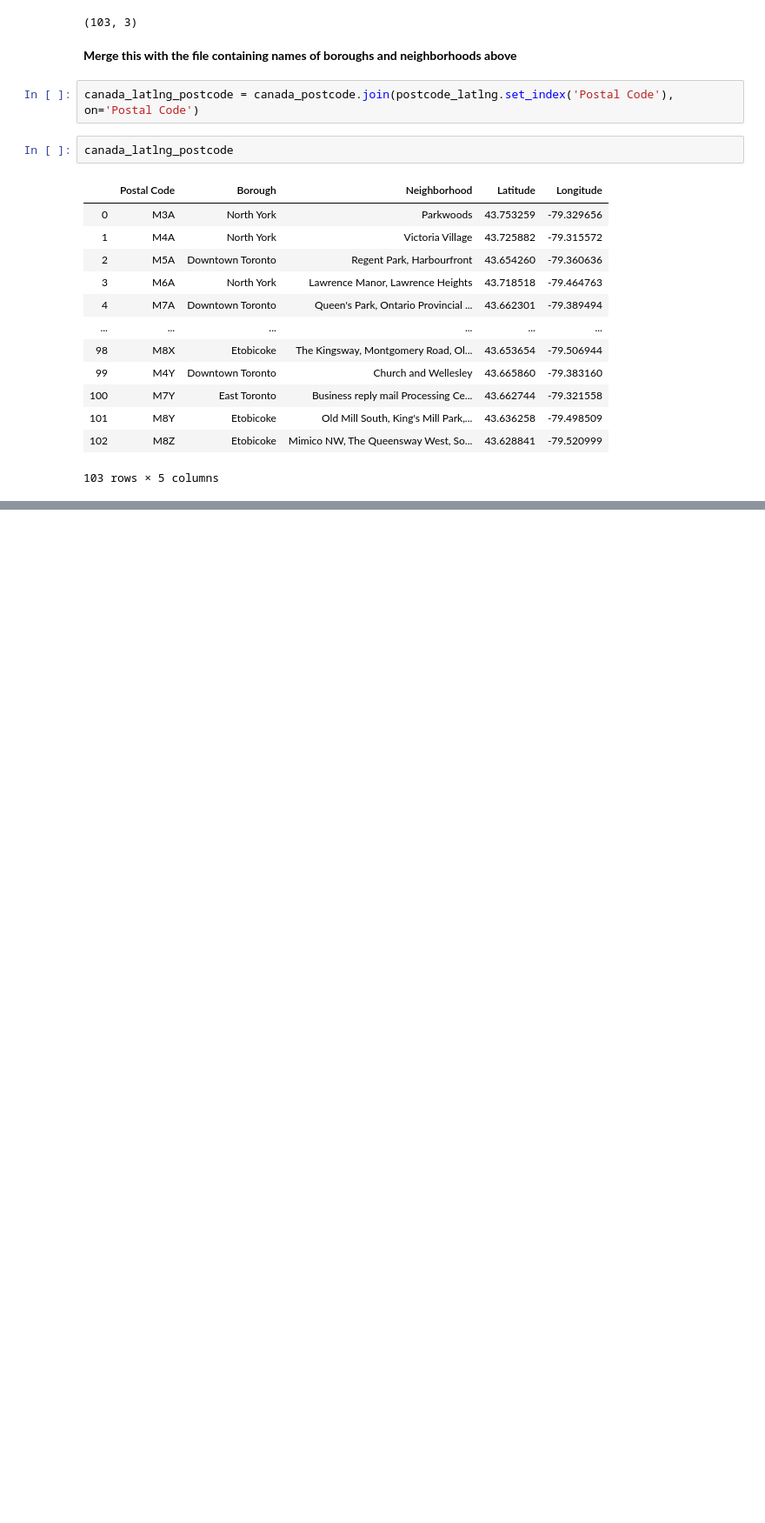
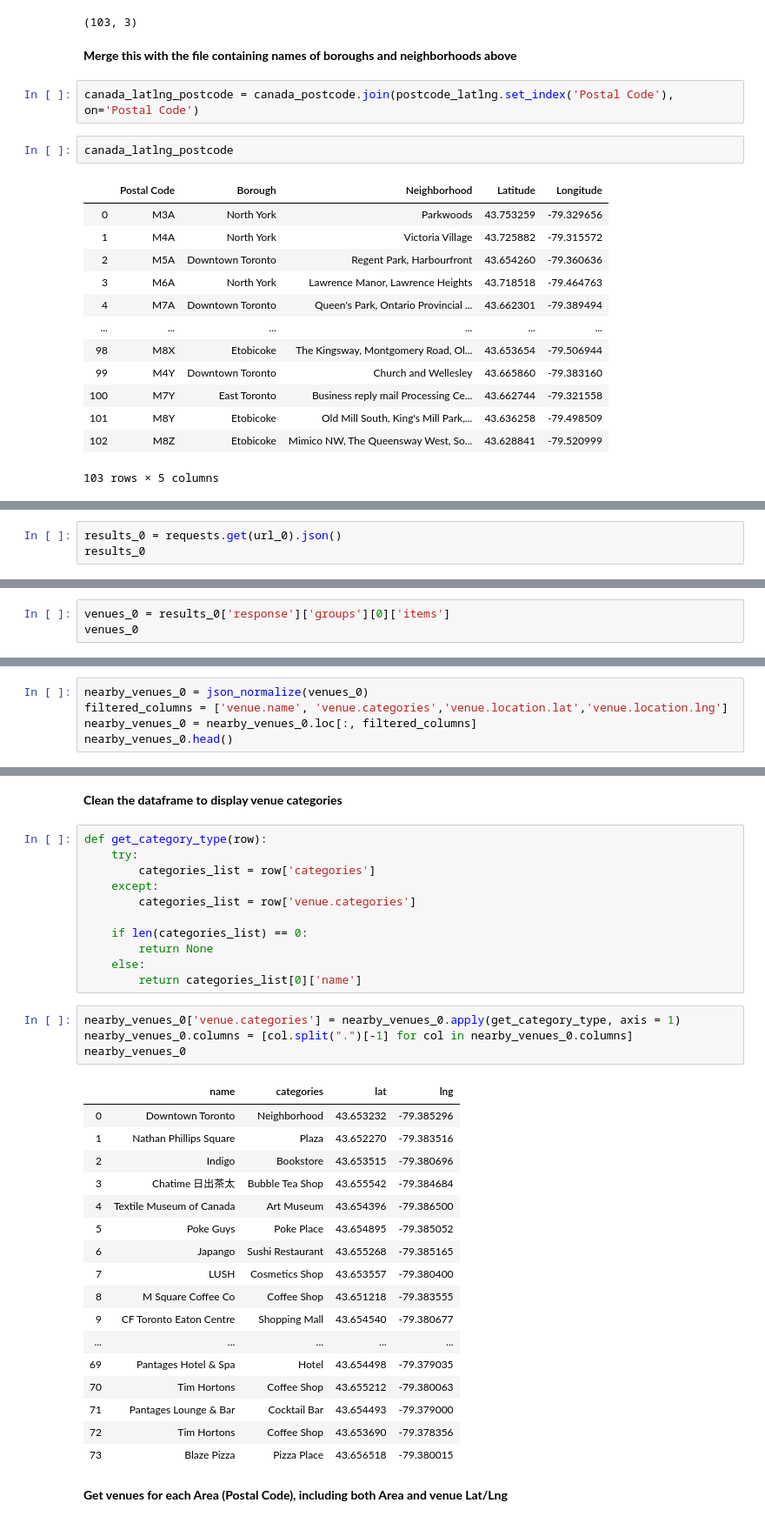
Before and after one commit to khoipham152/Capstone_Project_IBM_2020, a Jupyter notebook: Neighborhoods in Toronto.ipynb, the cells around one changed output, grey strips where cells are left out. Shown at 87% size. Cells and saved outputs as stored; diff of their text form; blank space fills up the shorter version.

```diff
--- a/Neighborhoods in Toronto.ipynb
+++ b/Neighborhoods in Toronto.ipynb
@@ -111,0 +227,3 @@ canada_latlng_postcode
+# %%
+results_0 = requests.get(url_0).json()
+results_0
@@ -111,0 +248,3 @@ canada_latlng_postcode
+# %%
+venues_0 = results_0['response']['groups'][0]['items']
+venues_0
@@ -111,0 +271,5 @@ canada_latlng_postcode
+# %%
+nearby_venues_0 = json_normalize(venues_0)
+filtered_columns = ['venue.name', 'venue.categories','venue.location.lat','venue.location.lng']
+nearby_venues_0 = nearby_venues_0.loc[:, filtered_columns]
+nearby_venues_0.head()
@@ -111,0 +283,37 @@ canada_latlng_postcode
+# %% [markdown]
+**Clean the dataframe to display venue categories**
+# %%
+def get_category_type(row):
+    try:
+        categories_list = row['categories']
+    except:
+        categories_list = row['venue.categories']
+
+    if len(categories_list) == 0:
+        return None
+    else:
+        return categories_list[0]['name']
+# %%
+nearby_venues_0['venue.categories'] = nearby_venues_0.apply(get_category_type, axis = 1)
+nearby_venues_0.columns = [col.split(".")[-1] for col in nearby_venues_0.columns]
+nearby_venues_0
+# %% [output]
+|  | name | categories | lat | lng |
+| 0 | Downtown Toronto | Neighborhood | 43.653232 | -79.385296 |
+| 1 | Nathan Phillips Square | Plaza | 43.652270 | -79.383516 |
+| 2 | Indigo | Bookstore | 43.653515 | -79.380696 |
+| 3 | Chatime 日出茶太 | Bubble Tea Shop | 43.655542 | -79.384684 |
+| 4 | Textile Museum of Canada | Art Museum | 43.654396 | -79.386500 |
+| 5 | Poke Guys | Poke Place | 43.654895 | -79.385052 |
+| 6 | Japango | Sushi Restaurant | 43.655268 | -79.385165 |
+| 7 | LUSH | Cosmetics Shop | 43.653557 | -79.380400 |
+| 8 | M Square Coffee Co | Coffee Shop | 43.651218 | -79.383555 |
+| 9 | CF Toronto Eaton Centre | Shopping Mall | 43.654540 | -79.380677 |
+| ... | ... | ... | ... | ... |
+| 69 | Pantages Hotel & Spa | Hotel | 43.654498 | -79.379035 |
+| 70 | Tim Hortons | Coffee Shop | 43.655212 | -79.380063 |
+| 71 | Pantages Lounge & Bar | Cocktail Bar | 43.654493 | -79.379000 |
+| 72 | Tim Hortons | Coffee Shop | 43.653690 | -79.378356 |
+| 73 | Blaze Pizza | Pizza Place | 43.656518 | -79.380015 |
+# %% [markdown]
+**Get venues for each Area (Postal Code), including both Area and venue Lat/Lng**
```
Also changed, not shown: parts of 46 cells of this notebook.
